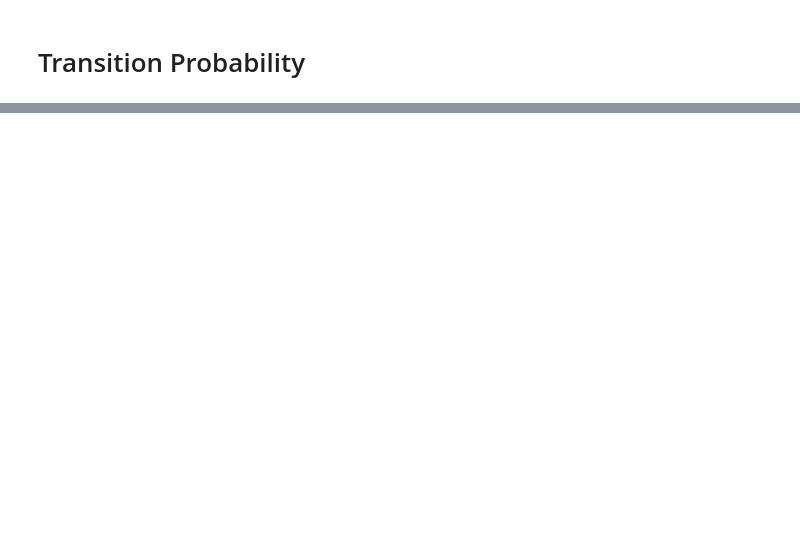
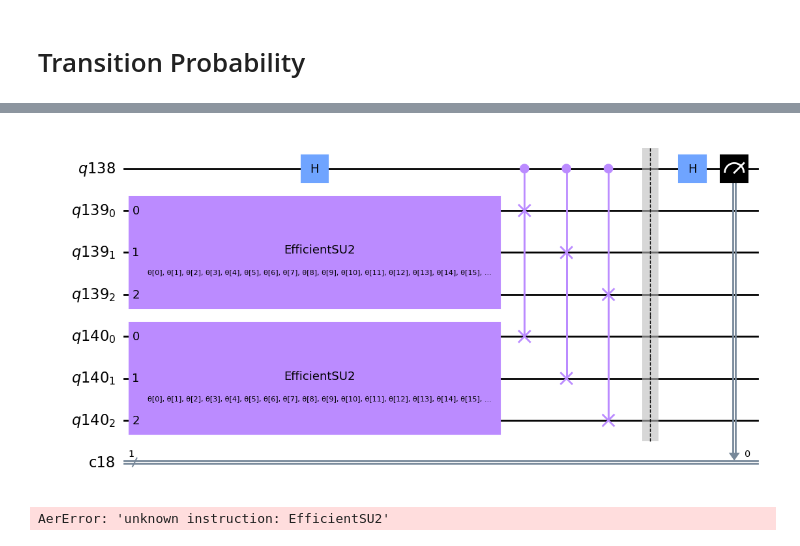
Before and after one commit to thspreetham98/BIG-Q-Hackathon-Chicago-General-Atomics-Quantinuum, a Jupyter notebook: main.ipynb, the cells around one changed output, grey strips where cells are left out. Saved outputs shown, nothing was run; the diff lists cells and outputs as text; code cells hidden in the pictures; blank space fills up the shorter version.

```diff
--- a/main.ipynb
+++ b/main.ipynb
@@ -118,2 +120,21 @@ Sim res:  [-0.75225553 -0.60900802 -0.2        -0.05675249  0.05675249  0.2
 # %% [markdown]
 # Transition Probability
+# %%
+qregs_0 = QuantumRegister(1)
+creg = ClassicalRegister(1)
+qregs_1 = QuantumRegister(2)
+qregs_2 = QuantumRegister(2)
+qc = QuantumCircuit(qregs_0, qregs_1, qregs_2, creg)
+qc_final = QuantumCircuit(qregs_1)
+qc_final.x(0)
+qc_initial = QuantumCircuit(qregs_2)
+qc_initial.h(1)
+qc = qc.compose(qc_final, qregs_1)
+qc = qc.compose(qc_initial, qregs_2)
+
+for i in range(2):
+    qc.cswap(0, qregs_1[i], qregs_2[i])
+qc.barrier()
+qc.h(0)
+qc.measure(0, creg)
+qc.draw('mpl')
@@ -119,0 +143,25 @@ Sim res:  [-0.75225553 -0.60900802 -0.2        -0.05675249  0.05675249  0.2
+# %%
+def calculate_transition_prob(qc_final: QuantumCircuit, qc_initial: QuantumCircuit):
+    assert qc_final.num_qubits == qc_initial.num_qubits
+    qregs_0 = QuantumRegister(1)
+    creg = ClassicalRegister(1)
+    qregs_1 = QuantumRegister(qc_final.num_qubits)
+    qregs_2 = QuantumRegister(qc_initial.num_qubits)
+    qc = QuantumCircuit(qregs_0, qregs_1, qregs_2, creg)
+    qc = qc.compose(qc_final, qregs_1)
+    qc = qc.compose(qc_initial, qregs_2)
+    qc.h(0)
+    for i in range(qc_final.num_qubits):
+        qc.cswap(0, qregs_1[i], qregs_2[i])
+    qc.barrier()
+    qc.h(0)
+    qc.measure(0, creg)
+    display(qc.draw('mpl'))
+    result = simulator_aer.run(qc).result()
+    counts = result.get_counts(qc)
+    display(plot_histogram(counts))
+# %%
+calculate_transition_prob(vqd_result.optimal_circuits[0], vqd_result.optimal_circuits[0])
+# %% [output]
+[figure, added]
+AerError: 'unknown instruction: EfficientSU2'
```
Also changed, not shown: parts of 6 cells of this notebook, 1 other file.
